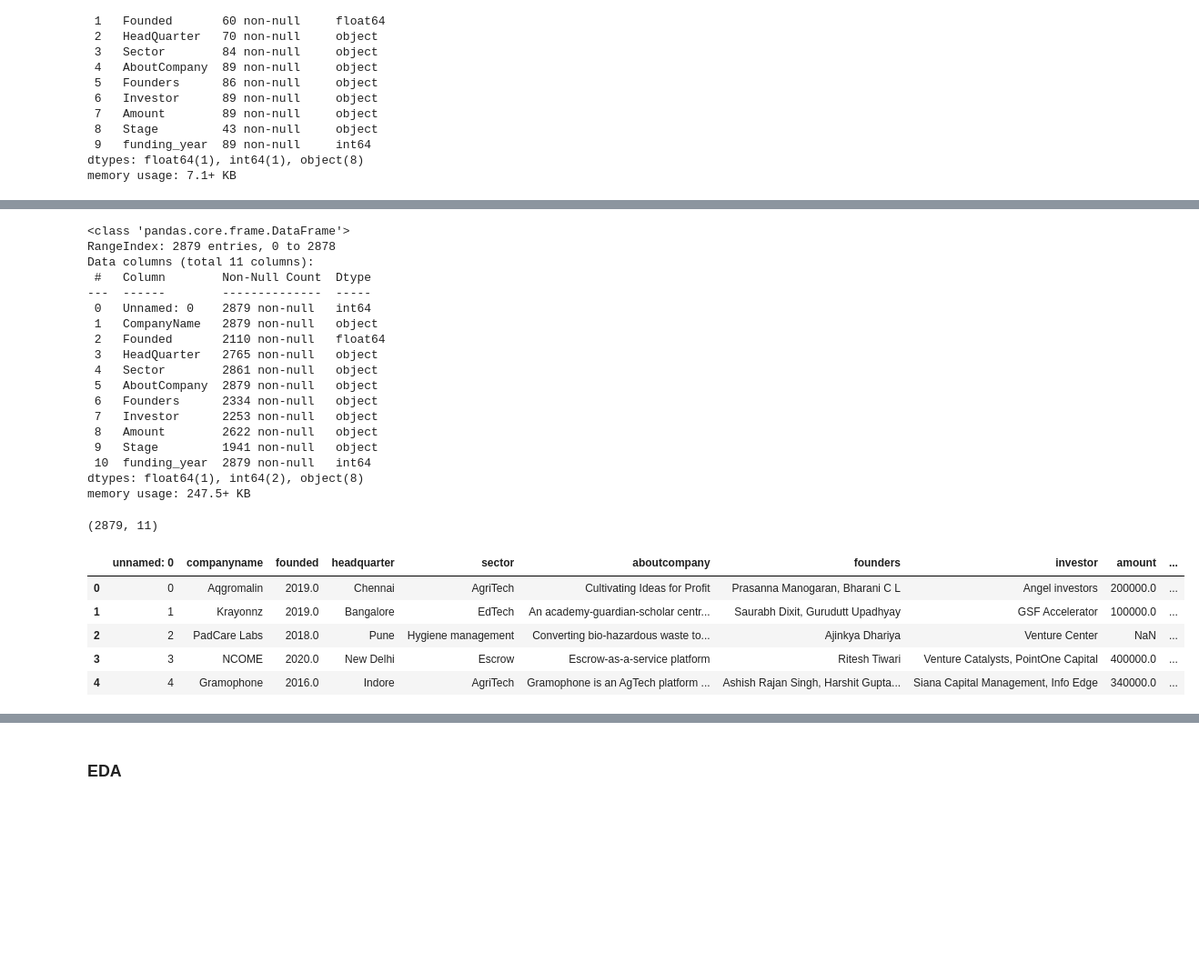
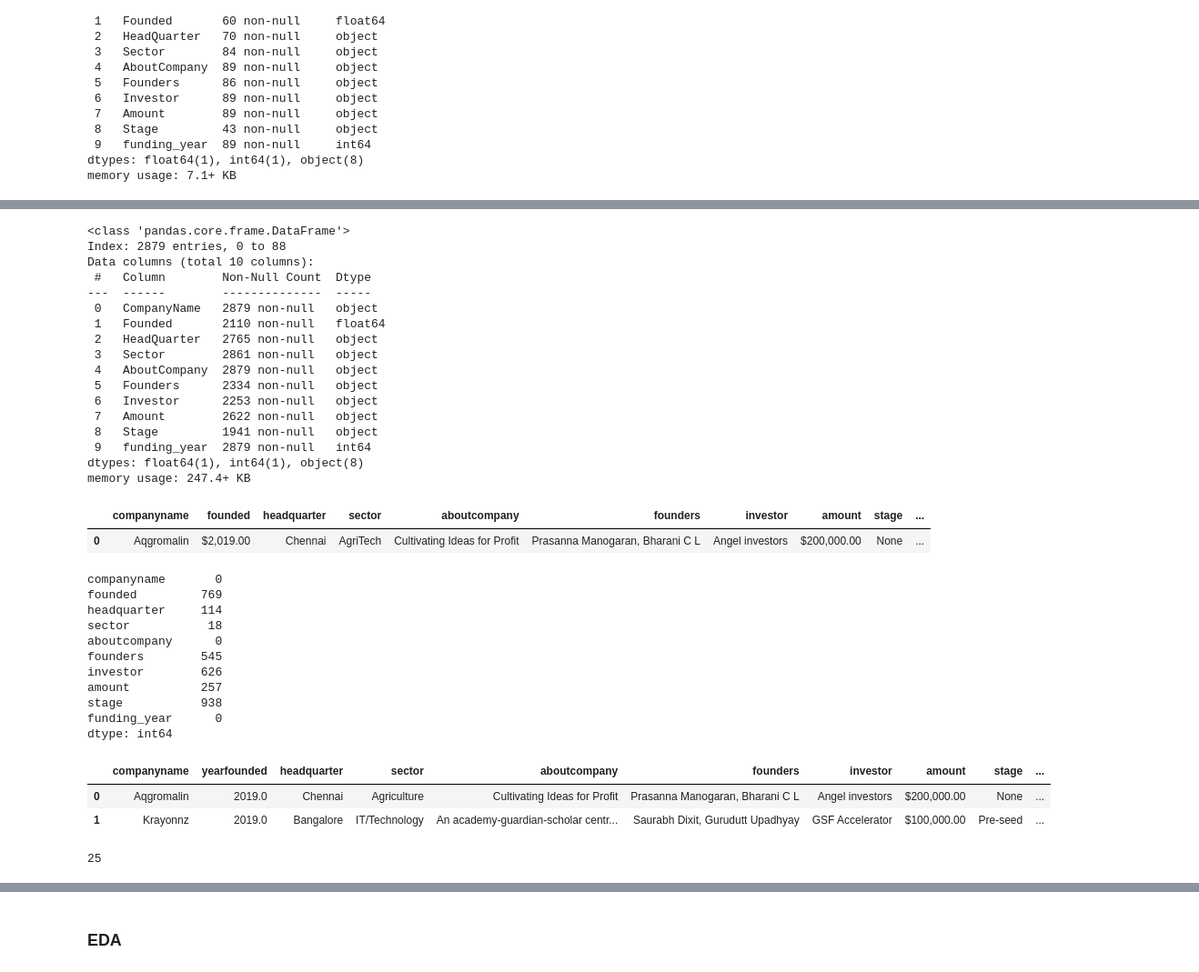
Before and after one commit to iakwatia/Data-Analysis-Project, a Jupyter notebook: Indian_startup.ipynb, the cells around one changed output, grey strips where cells are left out. Shown at 91% size. Saved outputs shown, nothing was run; the diff lists cells and outputs as text; code cells hidden in the pictures; blank space fills up the shorter version.

```diff
--- a/Indian_startup.ipynb
+++ b/Indian_startup.ipynb
@@ -306,5 +315,0 @@ df.to_csv('aba.csv')
-# %%
-
-df= pd.read_csv('./startup_funding/aba.csv',low_memory=False)
-
-data4.head()
@@ -329,38 +322,44 @@ df.head()
 df.info()
 # %% [output]
 <class 'pandas.core.frame.DataFrame'>
-RangeIndex: 2879 entries, 0 to 2878
-Data columns (total 11 columns):
+Index: 2879 entries, 0 to 88
+Data columns (total 10 columns):
  #   Column        Non-Null Count  Dtype
 ---  ------        --------------  -----
- 0   Unnamed: 0    2879 non-null   int64
- 1   CompanyName   2879 non-null   object
- 2   Founded       2110 non-null   float64
- 3   HeadQuarter   2765 non-null   object
- 4   Sector        2861 non-null   object
- 5   AboutCompany  2879 non-null   object
- 6   Founders      2334 non-null   object
- 7   Investor      2253 non-null   object
- 8   Amount        2622 non-null   object
- 9   Stage         1941 non-null   object
- 10  funding_year  2879 non-null   int64
-dtypes: float64(1), int64(2), object(8)
-memory usage: 247.5+ KB
+ 0   CompanyName   2879 non-null   object
+ 1   Founded       2110 non-null   float64
+ 2   HeadQuarter   2765 non-null   object
+ 3   Sector        2861 non-null   object
+ 4   AboutCompany  2879 non-null   object
+ 5   Founders      2334 non-null   object
+ 6   Investor      2253 non-null   object
+ 7   Amount        2622 non-null   object
+ 8   Stage         1941 non-null   object
+ 9   funding_year  2879 non-null   int64
+dtypes: float64(1), int64(1), object(8)
+memory usage: 247.4+ KB
-# %%
-df.shape
-# %% [output]
-(2879, 11)
 # %%
 # Changing column to lower string
 df.columns = df.columns.str.lower()
 # %%
-df.head()
+df.head(1)
 # %% [output]
-|  | unnamed: 0 | companyname | founded | headquarter | sector | aboutcompany | founders | investor | amount | ... |
-| 0 | 0 | Aqgromalin | 2019.0 | Chennai | AgriTech | Cultivating Ideas for Profit | Prasanna Manogaran, Bharani C L | Angel investors | 200000.0 | ... |
-| 1 | 1 | Krayonnz | 2019.0 | Bangalore | EdTech | An academy-guardian-scholar centr... | Saurabh Dixit, Gurudutt Upadhyay | GSF Accelerator | 100000.0 | ... |
-| 2 | 2 | PadCare Labs | 2018.0 | Pune | Hygiene management | Converting bio-hazardous waste to... | Ajinkya Dhariya | Venture Center | NaN | ... |
-| 3 | 3 | NCOME | 2020.0 | New Delhi | Escrow | Escrow-as-a-service platform | Ritesh Tiwari | Venture Catalysts, PointOne Capital | 400000.0 | ... |
-| 4 | 4 | Gramophone | 2016.0 | Indore | AgriTech | Gramophone is an AgTech platform ... | Ashish Rajan Singh, Harshit Gupta... | Siana Capital Management, Info Edge | 340000.0 | ... |
+|  | companyname | founded | headquarter | sector | aboutcompany | founders | investor | amount | stage | ... |
+| 0 | Aqgromalin | $2,019.00 | Chennai | AgriTech | Cultivating Ideas for Profit | Prasanna Manogaran, Bharani C L | Angel investors | $200,000.00 | None | ... |
+# %%
+#checking for null values
+df.isnull().sum()
+# %% [output]
+companyname       0
+founded         769
+headquarter     114
+sector           18
+aboutcompany      0
+founders        545
+investor        626
+amount          257
+stage           938
+funding_year      0
+dtype: int64
 # %%
 df.rename(columns={'founded':'yearfounded'}, inplace=True)
@@ -366,0 +368,10 @@ df.rename(columns={'founded':'yearfounded'}, inplace=True)
+# %%
+df.head(2)
+# %% [output]
+|  | companyname | yearfounded | headquarter | sector | aboutcompany | founders | investor | amount | stage | ... |
+| 0 | Aqgromalin | 2019.0 | Chennai | Agriculture | Cultivating Ideas for Profit | Prasanna Manogaran, Bharani C L | Angel investors | $200,000.00 | None | ... |
+| 1 | Krayonnz | 2019.0 | Bangalore | IT/Technology | An academy-guardian-scholar centr... | Saurabh Dixit, Gurudutt Upadhyay | GSF Accelerator | $100,000.00 | Pre-seed | ... |
+# %%
+df.duplicated().sum()
+# %% [output]
+25
```
Also changed, not shown: parts of 45 cells of this notebook, 6 other files.
